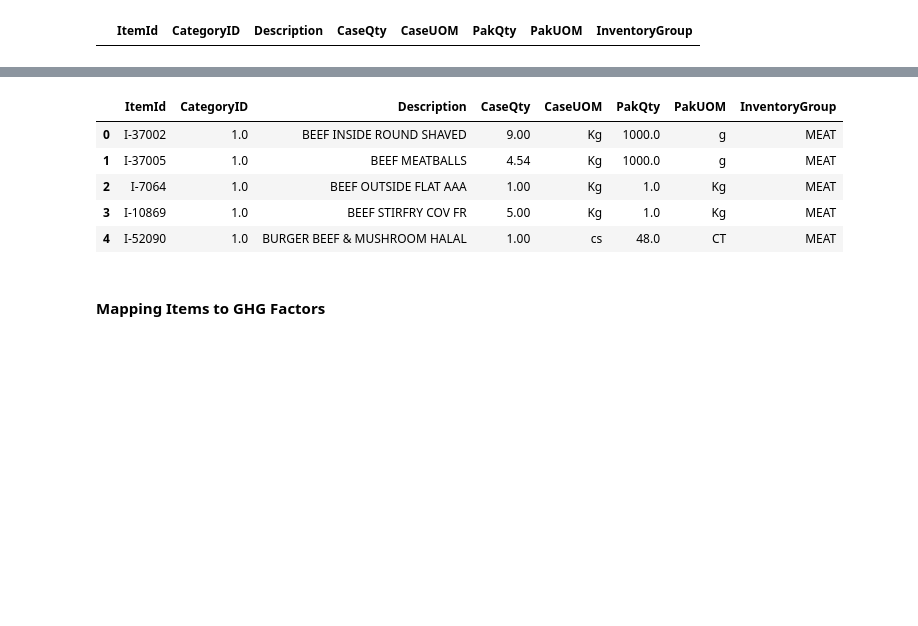
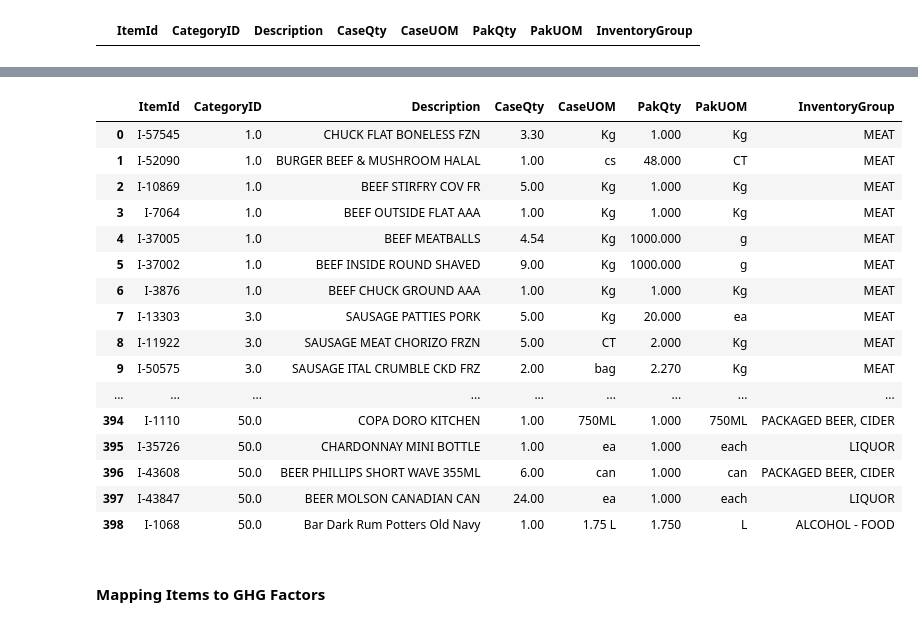
Before and after one commit to silviaaaaaaa/cffs-label, a Jupyter notebook: data analysis/ingre_analysis.ipynb, the cells around one changed output, grey strips where cells are left out. Cells and saved outputs as stored; diff of their text form; code cells hidden in the pictures; blank space fills up the shorter version.

```diff
--- a/data analysis/ingre_analysis.ipynb
+++ b/data analysis/ingre_analysis.ipynb
@@ -464,14 +464,25 @@ New_Items_Added
 # %%
 frames = [Items_Assigned, New_Items_Added]
 Items_Assigned_Updated = pd.concat(frames).reset_index(drop=True, inplace=False).drop_duplicates()
-Items_Assigned_Updated.head()
+Items_Assigned_Updated
 # %% [output]
 |  | ItemId | CategoryID | Description | CaseQty | CaseUOM | PakQty | PakUOM | InventoryGroup |
-| 0 | I-37002 | 1.0 | BEEF INSIDE ROUND SHAVED | 9.00 | Kg | 1000.0 | g | MEAT |
-| 1 | I-37005 | 1.0 | BEEF MEATBALLS | 4.54 | Kg | 1000.0 | g | MEAT |
-| 2 | I-7064 | 1.0 | BEEF OUTSIDE FLAT AAA | 1.00 | Kg | 1.0 | Kg | MEAT |
-| 3 | I-10869 | 1.0 | BEEF STIRFRY COV FR | 5.00 | Kg | 1.0 | Kg | MEAT |
-| 4 | I-52090 | 1.0 | BURGER BEEF & MUSHROOM HALAL | 1.00 | cs | 48.0 | CT | MEAT |
+| 0 | I-57545 | 1.0 | CHUCK FLAT BONELESS FZN | 3.30 | Kg | 1.000 | Kg | MEAT |
+| 1 | I-52090 | 1.0 | BURGER BEEF & MUSHROOM HALAL | 1.00 | cs | 48.000 | CT | MEAT |
+| 2 | I-10869 | 1.0 | BEEF STIRFRY COV FR | 5.00 | Kg | 1.000 | Kg | MEAT |
+| 3 | I-7064 | 1.0 | BEEF OUTSIDE FLAT AAA | 1.00 | Kg | 1.000 | Kg | MEAT |
+| 4 | I-37005 | 1.0 | BEEF MEATBALLS | 4.54 | Kg | 1000.000 | g | MEAT |
+| 5 | I-37002 | 1.0 | BEEF INSIDE ROUND SHAVED | 9.00 | Kg | 1000.000 | g | MEAT |
+| 6 | I-3876 | 1.0 | BEEF CHUCK GROUND AAA | 1.00 | Kg | 1.000 | Kg | MEAT |
+| 7 | I-13303 | 3.0 | SAUSAGE PATTIES PORK | 5.00 | Kg | 20.000 | ea | MEAT |
+| 8 | I-11922 | 3.0 | SAUSAGE MEAT CHORIZO FRZN | 5.00 | CT | 2.000 | Kg | MEAT |
+| 9 | I-50575 | 3.0 | SAUSAGE ITAL CRUMBLE CKD FRZ | 2.00 | bag | 2.270 | Kg | MEAT |
+| ... | ... | ... | ... | ... | ... | ... | ... | ... |
+| 394 | I-1110 | 50.0 | COPA DORO KITCHEN | 1.00 | 750ML | 1.000 | 750ML | PACKAGED BEER, CIDER |
+| 395 | I-35726 | 50.0 | CHARDONNAY MINI BOTTLE | 1.00 | ea | 1.000 | each | LIQUOR |
+| 396 | I-43608 | 50.0 | BEER PHILLIPS SHORT WAVE 355ML | 6.00 | can | 1.000 | can | PACKAGED BEER, CIDER |
+| 397 | I-43847 | 50.0 | BEER MOLSON CANADIAN CAN | 24.00 | ea | 1.000 | each | LIQUOR |
+| 398 | I-1068 | 50.0 | Bar Dark Rum Potters Old Navy | 1.00 | 1.75 L | 1.750 | L | ALCOHOL - FOOD |
 # %%
 Items_Assigned_Updated[['CategoryID']] = Items_Assigned_Updated[['CategoryID']].apply(pd.to_numeric)
 # %%
```
Also changed, not shown: parts of 12 cells of this notebook, 9 other files.
